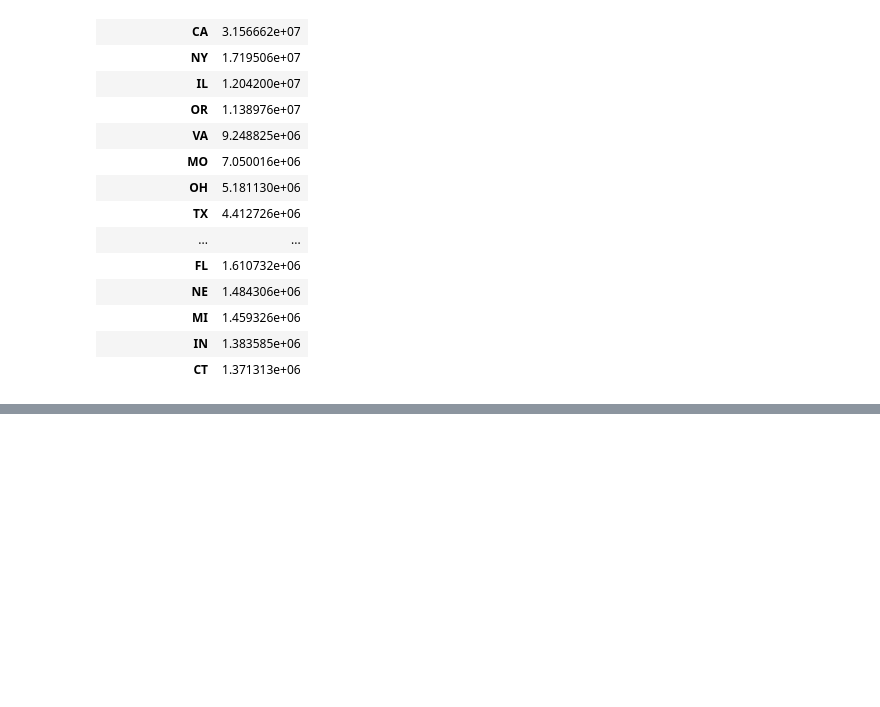
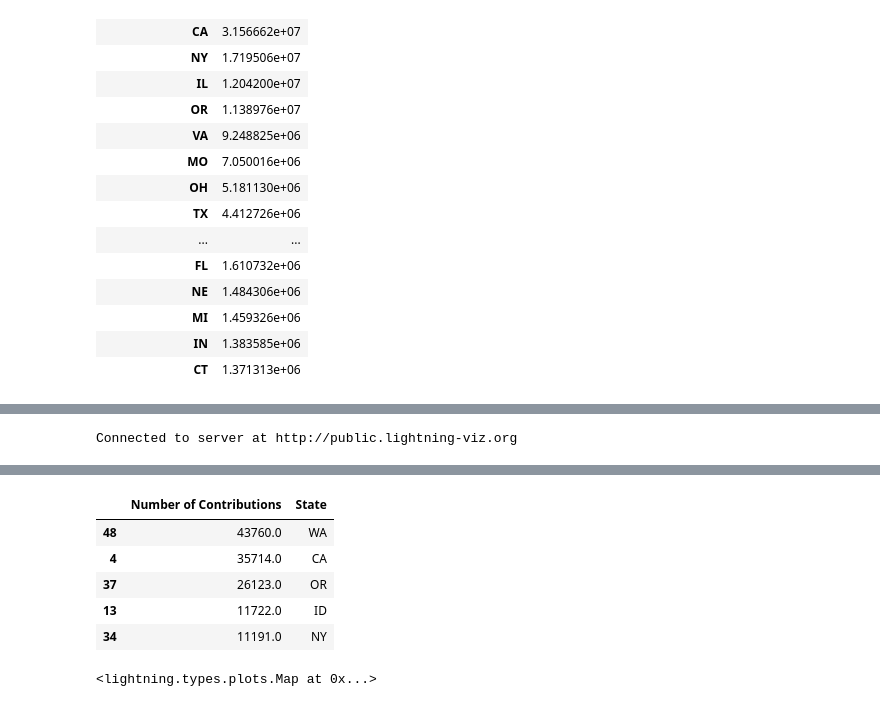
Before and after one commit to orbitse/data-512-finalproject, a Jupyter notebook: A6-Final-Project.ipynb, the cells around one changed output, grey strips where cells are left out. Drawn from its saved outputs; the diff is of its cells as text; code cells hidden in the pictures; blank space fills up the shorter version.

```diff
--- a/A6-Final-Project.ipynb
+++ b/A6-Final-Project.ipynb
@@ -882,0 +739,46 @@ df_states.head(25)
+# %%
+from lightning import Lightning
+
+lgn = Lightning(ipython=True, host='http://public.lightning-viz.org')
+states_counts = data[["contributor_state",
+                      "amount"]].groupby(["contributor_state"],
+                                          as_index=False).count()
+full_counts = list(states_counts["amount"].astype(int))
+full_states = list(states_counts["contributor_state"])
+state_list = ["AK", "AL", "AR", "AZ", "CA", "CO", "CT",
+              "DC","DE","FL","GA","HI","IA","ID","IL","IN",
+              "KS","KY","LA","MA","MD","ME","MI","MN","MO",
+              "MS","MT","NC","ND","NE","NH","NJ","NM","NV",
+              "NY","OH","OK","OR","PA","RI","SC","SD","TN",
+              "TX","UT","VA","VI","VT","WA","WI","WV","WY"]
+states = []
+counts = []
+
+# The data includes many values that aren't actually states,
+# so we need to remove those values before mapping the data.
+for i in range(0, len(full_states)):
+    if full_states[i] in state_list:
+        states.append(full_states[i])
+        counts.append(full_counts[i])
+    else:
+        pass
+
+# Have to reduce the magnitude of WA, otherwise only
+# WA is colored on the map
+wa_index = states.index("WA")
+counts[wa_index] = round(counts[wa_index]/75, 0)
+
+state_count_dict = {"State": states, "Number of Contributions": counts}
+state_cnt_df = pd.DataFrame({"State": states,
+                             "Number of Contributions": counts}).sort_values("Number of Contributions",
+                                                                             ascending=False)
+state_cnt_df.head(5)
+
+# Descriptions only show with visualization
+# when displayed on a Lightning server
+count_description = "The States Where the Most Donors Live"
+
+# only colorbrewer colormap types supported
+lgn.map(states, counts, colormap='Purples',
+        width=600, description=count_description)
+# %% [output]
@@ -882,0 +786 @@ df_states.head(25)
+Connected to server at http://public.lightning-viz.org
@@ -882,0 +788,7 @@ df_states.head(25)
+|  | Number of Contributions | State |
+| 48 | 43760.0 | WA |
+| 4 | 35714.0 | CA |
+| 37 | 26123.0 | OR |
+| 13 | 11722.0 | ID |
+| 34 | 11191.0 | NY |
+<lightning.types.plots.Map at 0x...>
```
Also changed, not shown: parts of 21 cells of this notebook.
